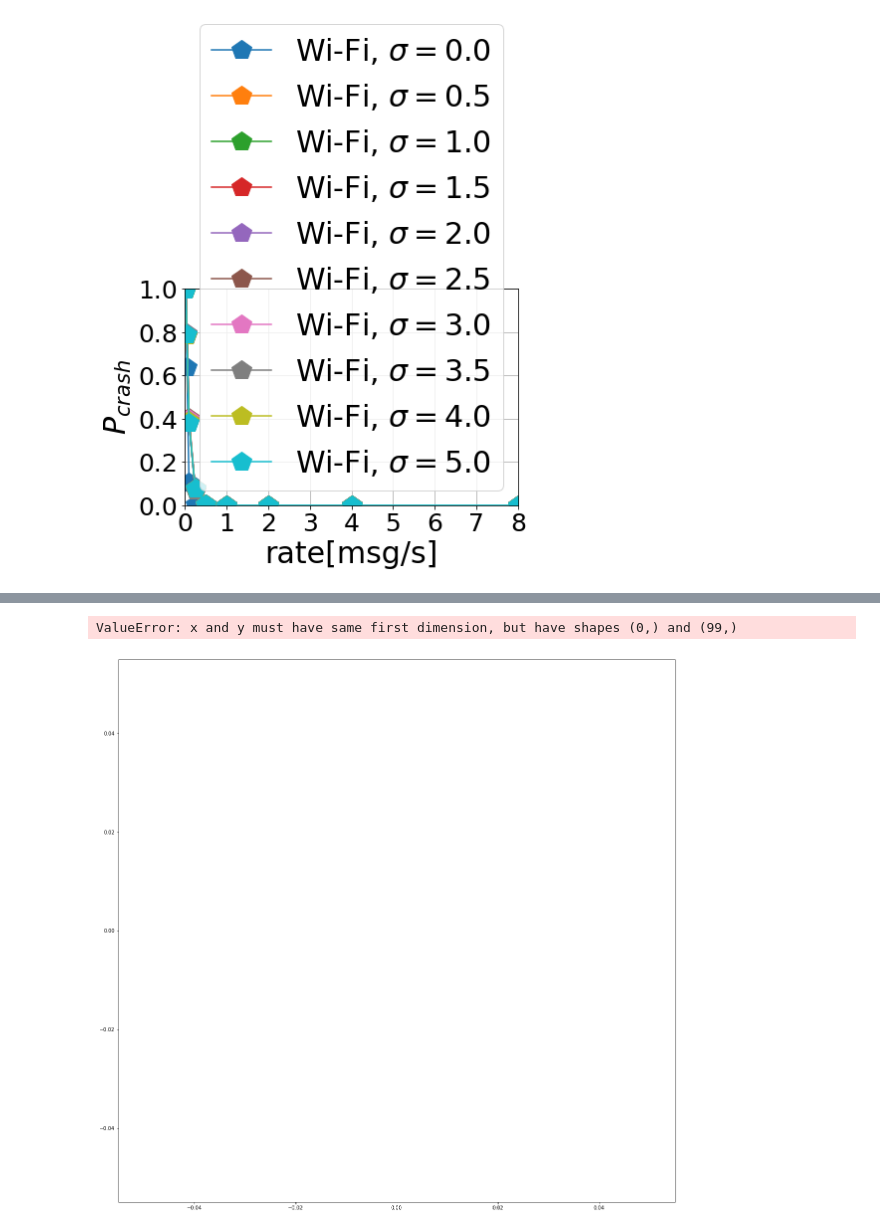
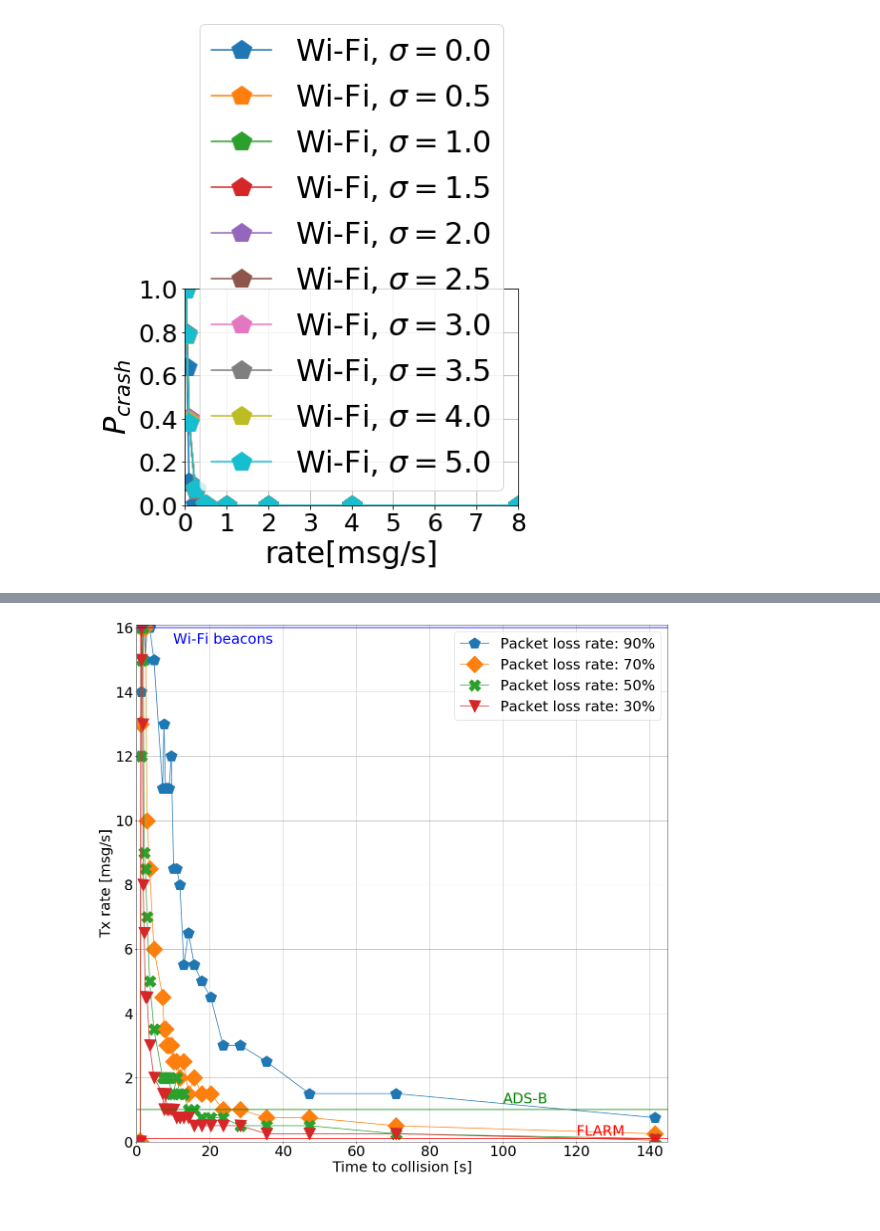
Before and after one commit to ingframin/vocabs2, a Jupyter notebook: results/Untitled.ipynb, the cells around one changed output, grey strips where cells are left out. Cells and saved outputs as stored; diff of their text form; code cells hidden in the pictures.

```diff
--- a/results/Untitled.ipynb
+++ b/results/Untitled.ipynb
@@ -146,7 +146,7 @@ def read_speed(filename):
 
     return blocks
 # %%
-blocks = read_speed('results_speed_loss_avoid_1s_ttc.txt')
+blocks = read_speed('results_speed_loss_avoid_1s_ttc2.txt')
 # %%
 import math
 
@@ -270,53 +288,45 @@ rates90 = []
 rates70 = []
 rates50 = []
 rates30 = []
 ttc = []
 for b in blocks:
     if b.loss == 100.0:
         ttc.append((1000*math.sqrt(2)/2)/b.speed)
-        for r,d in zip(b.rate,b.data):
-            if d < 0.00001:
-                rates90.append(r)
-                break
+        r = b.rate[b.data.index(min(b.data))]
+        #for r,d in zip(b.rate,b.data):
+        #    if d < 0.000001:
+        rates90.append(r)
+        #    break
     if b.loss == 300.0:
-        #ttc.append((1000*math.sqrt(2)/2)/b.speed)
-        for r,d in zip(b.rate,b.data):
-            if d < 0.00001:
-                rates70.append(r)
-                break
+        r = b.rate[b.data.index(min(b.data))]
+        rates70.append(r)
+
     if b.loss == 500.0:
-        #ttc.append((1000*math.sqrt(2)/2)/b.speed)
-        for r,d in zip(b.rate,b.data):
-            if d < 0.00001:
-                rates50.append(r)
-                break
+        r = b.rate[b.data.index(min(b.data))]
+        rates50.append(r)
     if b.loss == 700.0:
-        #ttc.append((1000*math.sqrt(2)/2)/b.speed)
-        for r,d in zip(b.rate,b.data):
-            if d < 0.00001:
-                rates30.append(r)
-                break
+        r = b.rate[b.data.index(min(b.data))]
+        rates30.append(r)
 
 fig, ax = plt.subplots()
 plt.plot(ttc,rates90,'p-',label="Packet loss rate: 90%", markersize = 25)
 plt.plot(ttc,rates70,'D-',label="Packet loss rate: 70%", markersize = 25)
 plt.plot(ttc,rates50,'X-',label="Packet loss rate: 50%", markersize = 25)
 plt.plot(ttc,rates30,'v-',label="Packet loss rate: 30%", markersize = 25)
 ax.axhline(y=0.1, xmin=0.0, xmax=1.0, color='r')
-plt.text(150,0.2,"FLARM",fontsize=30, color='red')
+plt.text(120,0.2,"FLARM",fontsize=30, color='red')
 ax.axhline(y=1.0, xmin=0.0, xmax=1.0, color='g')
 plt.text(100,1.2,"ADS-B",fontsize=30, color='green')
 ax.axhline(y=16, xmin=0.0, xmax=1.0, color='b')
 plt.text(10,15.5,"Wi-Fi beacons",fontsize=30, color='blue')
 plt.yticks(fontsize=30)
 plt.xticks(fontsize=30)
 plt.xlabel('Time to collision [s]',fontsize=30)
 plt.ylabel('Tx rate [msg/s]',fontsize=30)
-plt.axis([0,175,0,16.1])
+plt.axis([0,145,0,16.1])
 plt.legend(fontsize=30)
 plt.grid(True)
 plt.savefig('rate_vs_ttc.pdf',dpi=300,bbox_inches='tight')
 plt.show()
 # %% [output]
-ValueError: x and y must have same first dimension, but have shapes (0,) and (99,)
-[figure, old version]
+[figure, new version]
```
Also changed, not shown: parts of 1 cell of this notebook, 6 other files.
